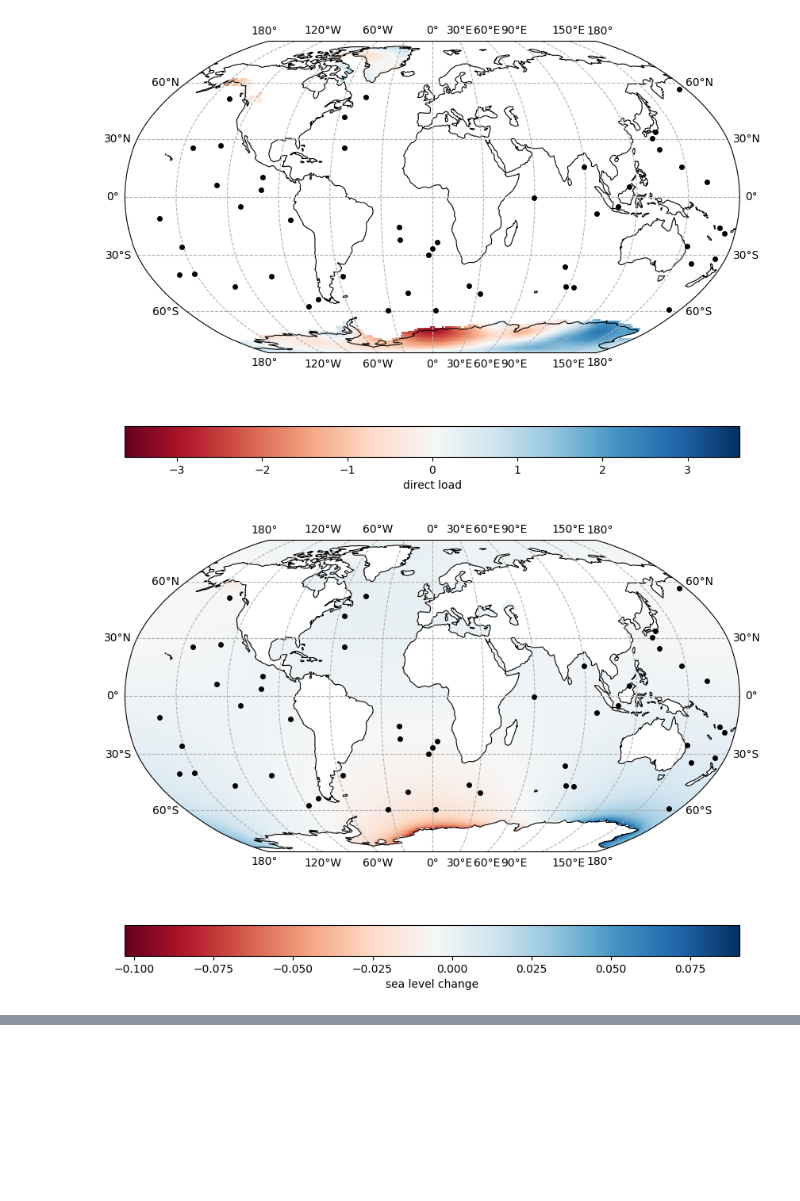
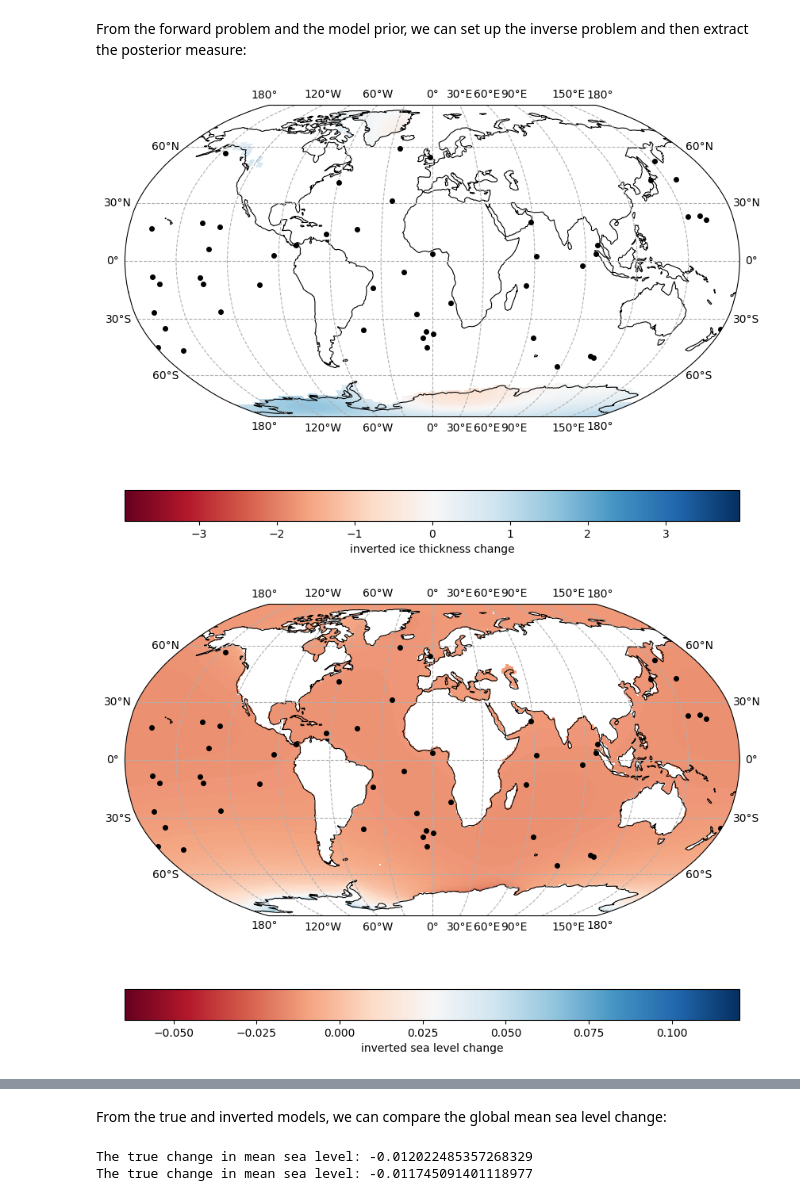
Before and after one commit to da380/pyslfp, a Jupyter notebook: tutorials/t6.ipynb, the cells around one changed output, grey strips where cells are left out. Cells and saved outputs as stored; diff of their text form; code cells hidden in the pictures; blank space fills up the shorter version.

```diff
--- a/tutorials/t6.ipynb
+++ b/tutorials/t6.ipynb
@@ -75,72 +140,42 @@ forward_problem = inf.LinearForwardProblem(forward_operator, data_error_measure)
+# %% [markdown]
+From the forward problem and the model prior, we can set up the inverse problem and then extract the posterior measure:
 # %%
-
 # Set up the inversion
 inversion = inf.LinearBayesianInversion(forward_problem, model_prior_measure)
 
-# Generate synthetic data.
-model, data = forward_problem.synthetic_model_and_data(model_prior_measure)
-sea_level_change = sea_level_operator(model)
-
-# Plot the direct load input.
-fig, ax, im = sl.plot(model * fingerprint.ice_projection(), symmetric=True)
-model_clim = im.get_clim()
-fig.colorbar(im, ax=ax, orientation="horizontal", label="direct load")
-ax.plot(
-    lons,
-    lats,
-    "o",
-    color="k",
-    markersize=4,
-    transform=ccrs.PlateCarree(),
-)
-
-# Plot the resulting sea level
-fig, ax, im = sl.plot(sea_level_change * fingerprint.ocean_projection())
-sea_clim = im.get_clim()
-fig.colorbar(im, ax=ax, orientation="horizontal", label="sea level change")
-ax.plot(
-    lons,
-    lats,
-    "o",
-    color="k",
-    markersize=4,
-    transform=ccrs.PlateCarree(),
-)
-
-
 # Invert the data.
-pi = inversion.model_posterior_measure(data, inf.CGMatrixSolver())
-inverted_model = pi.expectation
+model_posterior_measure = inversion.model_posterior_measure(data, inf.CGSolver())
+inverted_model = model_posterior_measure.expectation
 inverted_sea_level_change = sea_level_operator(inverted_model)
 
 
 # Plot the inverted direct load input.
 fig, ax, im = sl.plot(inverted_model * fingerprint.ice_projection())
 im.set_clim(model_clim)
-fig.colorbar(im, ax=ax, orientation="horizontal", label="inverted direct load")
+fig.colorbar(im, ax=ax, orientation="horizontal", label="inverted ice thickness change")
 ax.plot(
     lons,
     lats,
     "o",
     color="k",
     markersize=4,
     transform=ccrs.PlateCarree(),
 )
 
 # Plot the resulting sea level
 fig, ax, im = sl.plot(inverted_sea_level_change * fingerprint.ocean_projection())
 im.set_clim(sea_clim)
 fig.colorbar(im, ax=ax, orientation="horizontal", label="inverted sea level change")
 ax.plot(
     lons,
     lats,
     "o",
     color="k",
     markersize=4,
     transform=ccrs.PlateCarree(),
 )
 
 plt.show()
 # %% [output]
-[figure, old version]
+[figure, new version]
-[figure, old version]
+[figure, new version]
@@ -148,0 +182,15 @@ plt.show()
+# %% [markdown]
+From the true and inverted models, we can compare the global mean sea level change:
+# %%
+# Get the true change in GMSL
+direct_load = load_projection(ice_projection(model))
+mean_sea_level_change = fingerprint.mean_sea_level_change(direct_load)
+print(f'The true change in mean sea level: {mean_sea_level_change}')
+
+
+inverted_direct_load = load_projection(ice_projection(inverted_model))
+inverted_mean_sea_level_change = fingerprint.mean_sea_level_change(inverted_direct_load)
+print(f'The true change in mean sea level: {inverted_mean_sea_level_change}')
+# %% [output]
+The true change in mean sea level: -0.012022485357268329
+The true change in mean sea level: -0.011745091401118977
```
Also changed, not shown: parts of 18 cells of this notebook, 1 other file.
